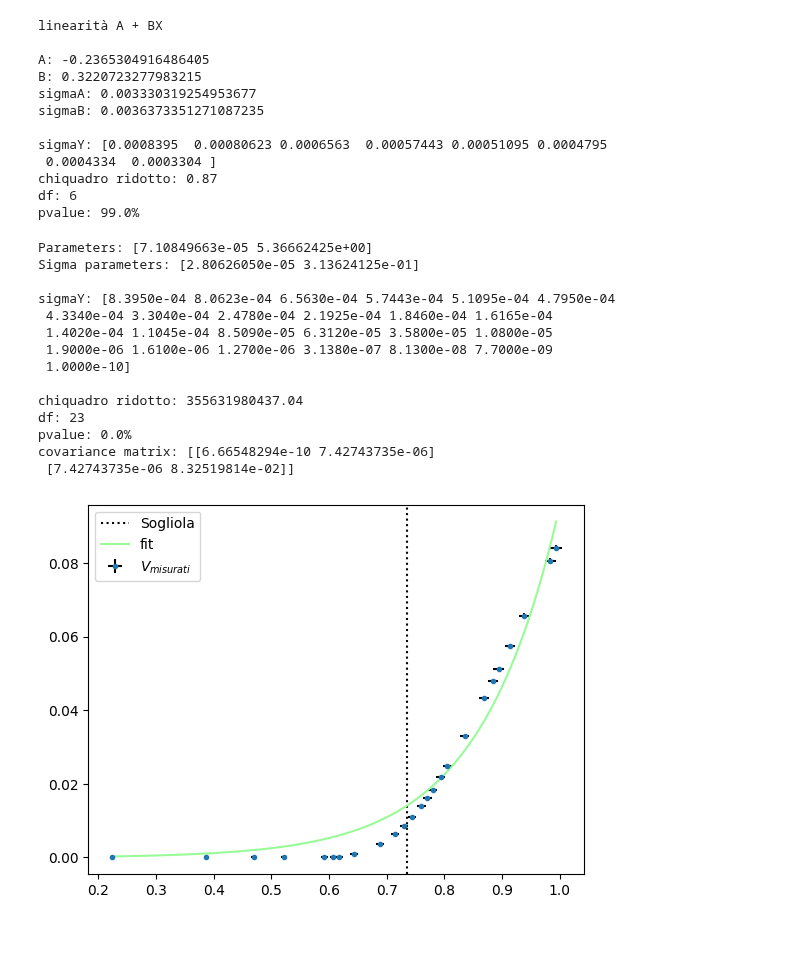
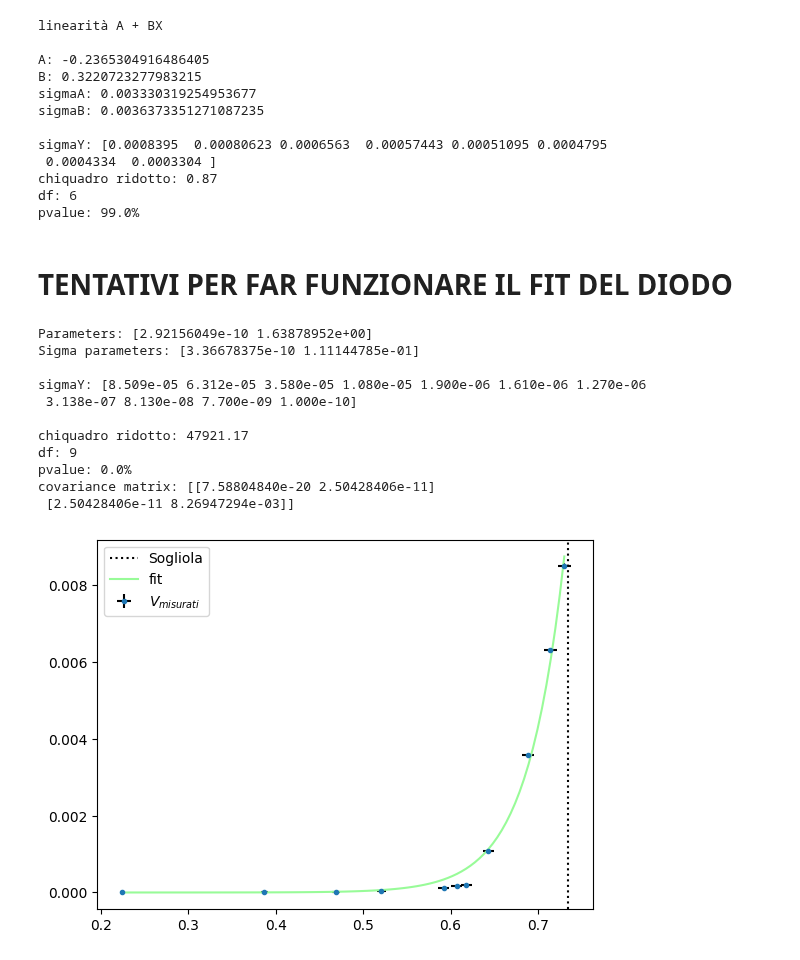
Before and after one commit to CarminatiGiovanni/LaboratorioFisica2, a Jupyter notebook: 20240307circuiti1/diodo.ipynb, the cells around one changed output. Drawn from its saved outputs; the diff is of its cells as text; code cells hidden in the pictures.

Commit message:
smanettando con diodo

```diff
--- a/20240307circuiti1/diodo.ipynb
+++ b/20240307circuiti1/diodo.ipynb
@@ -99,59 +100,46 @@ sigmaY: [0.0008395  0.00080623 0.0006563  0.00057443 0.00051095 0.0004795
 chiquadro ridotto: 0.87
 df: 6
 pvalue: 99.0%
+# %% [markdown]
+# TENTATIVI PER FAR FUNZIONARE IL FIT DEL DIODO
 # %%
-# CORREZIONE IPOTIZZANDO ESISTENZA RESISTENZA IN SERIE CON IL DIODO
-# V = V - I*2
-# I = I - V/2
-
-
-Vd = V #V[np.where(V < sogliola)]
-Id = I # I[np.where(V < sogliola)]
-sId = sigmaI # sigmaI[np.where(V < sogliola)]
-sVd = sigmaV # sigmaV[np.where(V < sogliola)]
+# VALUTAZIONE AL DI SOTTO DEL VALORE DI SOGLIA
+Vd = V[np.where(V < sogliola)]
+Id = I[np.where(V < sogliola)]
+sId = sigmaI[np.where(V < sogliola)]
+sVd = sigmaV[np.where(V < sogliola)]
 
 def shokley(V,I0,g):
     q = 1.60 * (10**-19)
     k = 1.38 * (10**-23)
     T = 300
     return (I0 * (np.exp(q*V / (g * k * T)) - 1))
 
-def shokley_reale(V,I0,g): # in serie c'è anche una resistenza
-    # V = Vd + Vr => V = αI + RI => I = ()
-    q = 1.60 * (10**-19)
-    k = 1.38 * (10**-23)
-    T = 300
-    return (I0 * (np.exp(q*V / (g * k * T)) - 1))
-
-s = np.sqrt(sId**2 + sVd**2)
 i = Interpolazione(Vd,Id,shokley,sId,p0=[2.92156490e-10,1.63])
 print(i)
 # r = RettaInterpolata(Vd,np.log(Id),np.abs(sId/Id))
 # print(r)
 # print(i)
 # x = np.linspace(min(Vd),max(Vd),100)
 # y = shokley(x,1,2)
 # plt.plot(x,y)
 # plt.errorbar(Vd,np.log(Id),yerr=r.sigmaY,marker='.',linestyle='None',ecolor='black',label='$V_{misurati}$')
 # plt.plot(Vd,np.log(Id),marker='.',color='red',label='$V_{misurati}$')
 plt.axvline(x=sogliola, color='black', linestyle='dotted', label='Sogliola')
 plt.errorbar(Vd,Id,yerr=sId,xerr=sVd,marker='.',linestyle='None',ecolor='black', label='$V_{misurati}$')
 plt.plot(i.x_best,i.y_best, color='palegreen',label='fit')
 plt.legend()
 plt.show()
 # %% [output]
-Parameters: [7.10849663e-05 5.36662425e+00]
-Sigma parameters: [2.80626050e-05 3.13624125e-01]
+Parameters: [2.92156049e-10 1.63878952e+00]
+Sigma parameters: [3.36678375e-10 1.11144785e-01]
 
-sigmaY: [8.3950e-04 8.0623e-04 6.5630e-04 5.7443e-04 5.1095e-04 4.7950e-04
- 4.3340e-04 3.3040e-04 2.4780e-04 2.1925e-04 1.8460e-04 1.6165e-04
- 1.4020e-04 1.1045e-04 8.5090e-05 6.3120e-05 3.5800e-05 1.0800e-05
- 1.9000e-06 1.6100e-06 1.2700e-06 3.1380e-07 8.1300e-08 7.7000e-09
- 1.0000e-10]
+sigmaY: [8.509e-05 6.312e-05 3.580e-05 1.080e-05 1.900e-06 1.610e-06 1.270e-06
+ 3.138e-07 8.130e-08 7.700e-09 1.000e-10]
 
-chiquadro ridotto: 355631980437.04
-df: 23
+chiquadro ridotto: 47921.17
+df: 9
 pvalue: 0.0%
-covariance matrix: [[6.66548294e-10 7.42743735e-06]
- [7.42743735e-06 8.32519814e-02]]
+covariance matrix: [[7.58804840e-20 2.50428406e-11]
+ [2.50428406e-11 8.26947294e-03]]
-[figure, old version]
+[figure, new version]
```
Also changed, not shown: parts of 1 cell of this notebook, 1 other file.
